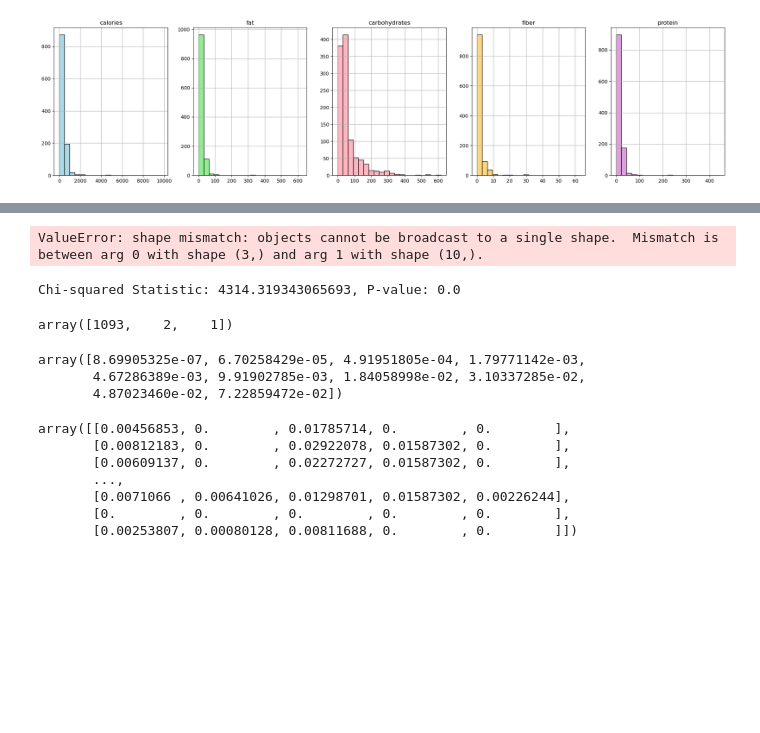
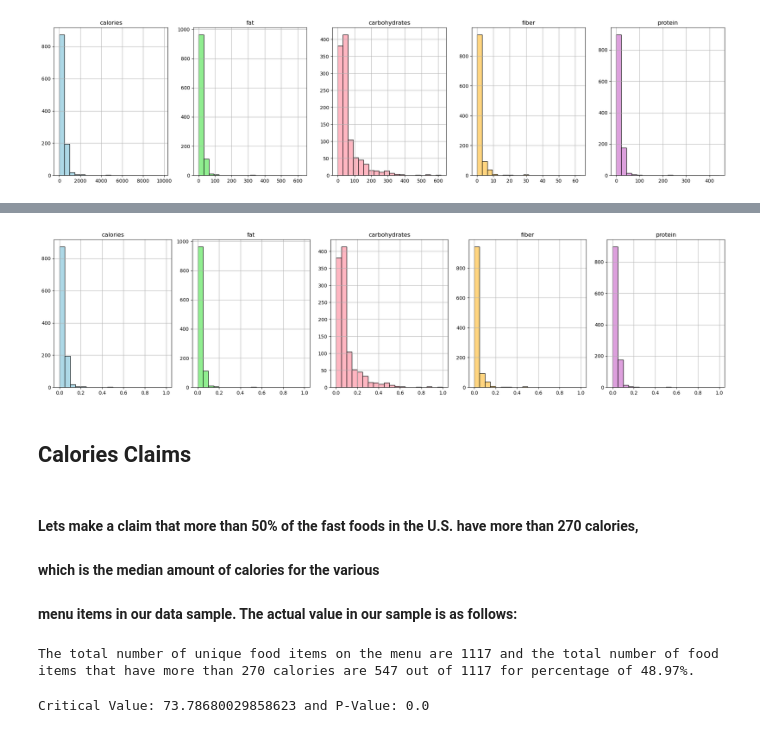
Before and after one commit to johnsonlarryl/csce_5310, a Jupyter notebook: fast_food_nutrition/notebooks/fast_food_nutrition.ipynb, the cells around one changed output, grey strips where cells are left out. Cells and saved outputs as stored; diff of their text form; code cells hidden in the pictures; blank space fills up the shorter version.

```diff
--- a/fast_food_nutrition/notebooks/fast_food_nutrition.ipynb
+++ b/fast_food_nutrition/notebooks/fast_food_nutrition.ipynb
@@ -169,46 +138,10 @@ array([[0.00456853, 0.        , 0.01785714, 0.        , 0.        ],
-# %%
-# Bin the data into 10 equal-sized bins
-observed_frequencies, bins = np.histogram(calories, bins=3)
-
-# Expected frequencies assuming a uniform distribution
-expected_frequencies = np.array([len(calories) / 10] * 10)
-
-# Perform the chi-square goodness-of-fit test
-chi_stat, p_value = chisquare(observed_frequencies, f_exp=expected_frequencies)
-
-print(f"Chi-squared Statistic: {chi_stat}, P-value: {p_value}")
-# %% [output]
-ValueError: shape mismatch: objects cannot be broadcast to a single shape.  Mismatch is between arg 0 with shape (3,) and arg 1 with shape (10,).
-# %%
-# Bin the data into 3 equal-sized bins
-observed_frequencies, bins = np.histogram(calories_scaled, bins=5)
-
-# Expected frequencies assuming a uniform distribution across the 3 bins
-expected_frequencies = np.array([len(calories_scaled) / 5] * 5)
-
-# Perform the chi-square goodness-of-fit test
-chi_stat, p_value = chisquare(observed_frequencies, f_exp=expected_frequencies)
-
-print(f"Chi-squared Statistic: {chi_stat}, P-value: {p_value}")
-# %% [output]
-Chi-squared Statistic: 4314.319343065693, P-value: 0.0
-# %%
-observed_frequencies
-# %% [output]
-array([1093,    2,    1])
-# %%
-expected_frequencies
-# %% [output]
-array([8.69905325e-07, 6.70258429e-05, 4.91951805e-04, 1.79771142e-03,
-       4.67286389e-03, 9.91902785e-03, 1.84058998e-02, 3.10337285e-02,
-       4.87023460e-02, 7.22859472e-02])
-# %%
-menu_scaled
-# %% [output]
-array([[0.00456853, 0.        , 0.01785714, 0.        , 0.        ],
-       [0.00812183, 0.        , 0.02922078, 0.01587302, 0.        ],
-       [0.00609137, 0.        , 0.02272727, 0.01587302, 0.        ],
-       ...,
-       [0.0071066 , 0.00641026, 0.01298701, 0.01587302, 0.00226244],
-       [0.        , 0.        , 0.        , 0.        , 0.        ],
-       [0.00253807, 0.00080128, 0.00811688, 0.        , 0.        ]])
+# %%
+FastFoodNutritionVisualizer.generate_histogram_plots(menu_scaled)
+# %% [output]
+[figure, added]
+# %% [markdown]
+## Calories Claims
+# %% [markdown]
+#### Lets make a claim that more than 50% of the fast foods in the U.S. have more than 270 calories,
+#### which is the median amount of calories for the various
+#### menu items in our data sample.  The actual value in our sample is as follows:
@@ -214,0 +152,14 @@ array([[0.00456853, 0.        , 0.01785714, 0.        , 0.        ],
+# %%
+print(f"The total number of unique food items on the menu are {unique} and the total number of "
+f"food items that have more than 270 calories are {calories_greater_than_270} out of {unique} "
+f"for percentage of {percentage_calories_greater_than_270}%.")
+# %% [output]
+The total number of unique food items on the menu are 1117 and the total number of food items that have more than 270 calories are 547 out of 1117 for percentage of 48.97%.
+# %%
+level_of_significance=0.05
+p0 = 0.5
+phat = percentage_calories_greater_than_270
+z, p_value = ZTest.calculate(p0, phat, unique, level_of_significance)
+print(f"Critical Value: {z} and P-Value: {p_value}")
+# %% [output]
+Critical Value: 73.78680029858623 and P-Value: 0.0
```
Also changed, not shown: parts of 76 cells of this notebook, 8 other files.
